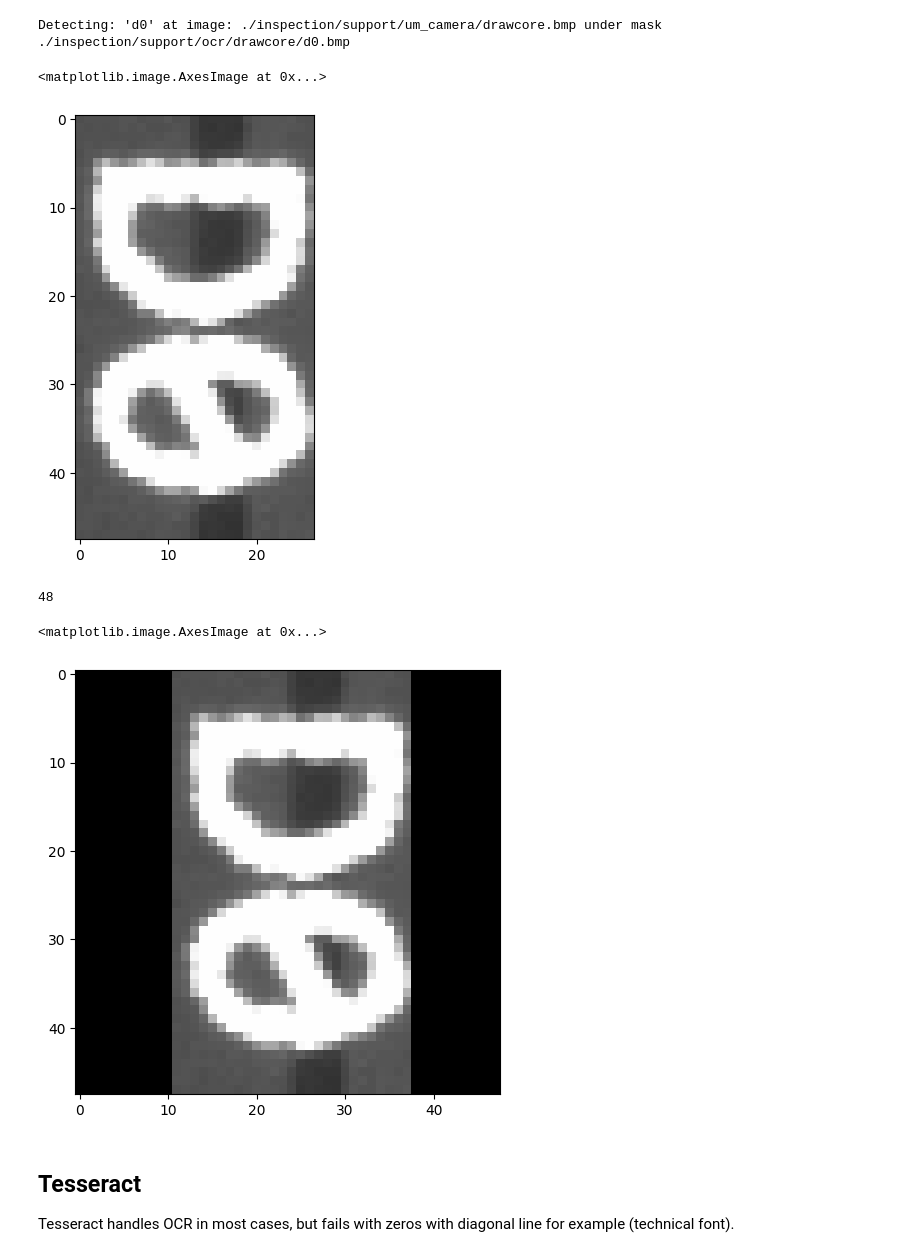
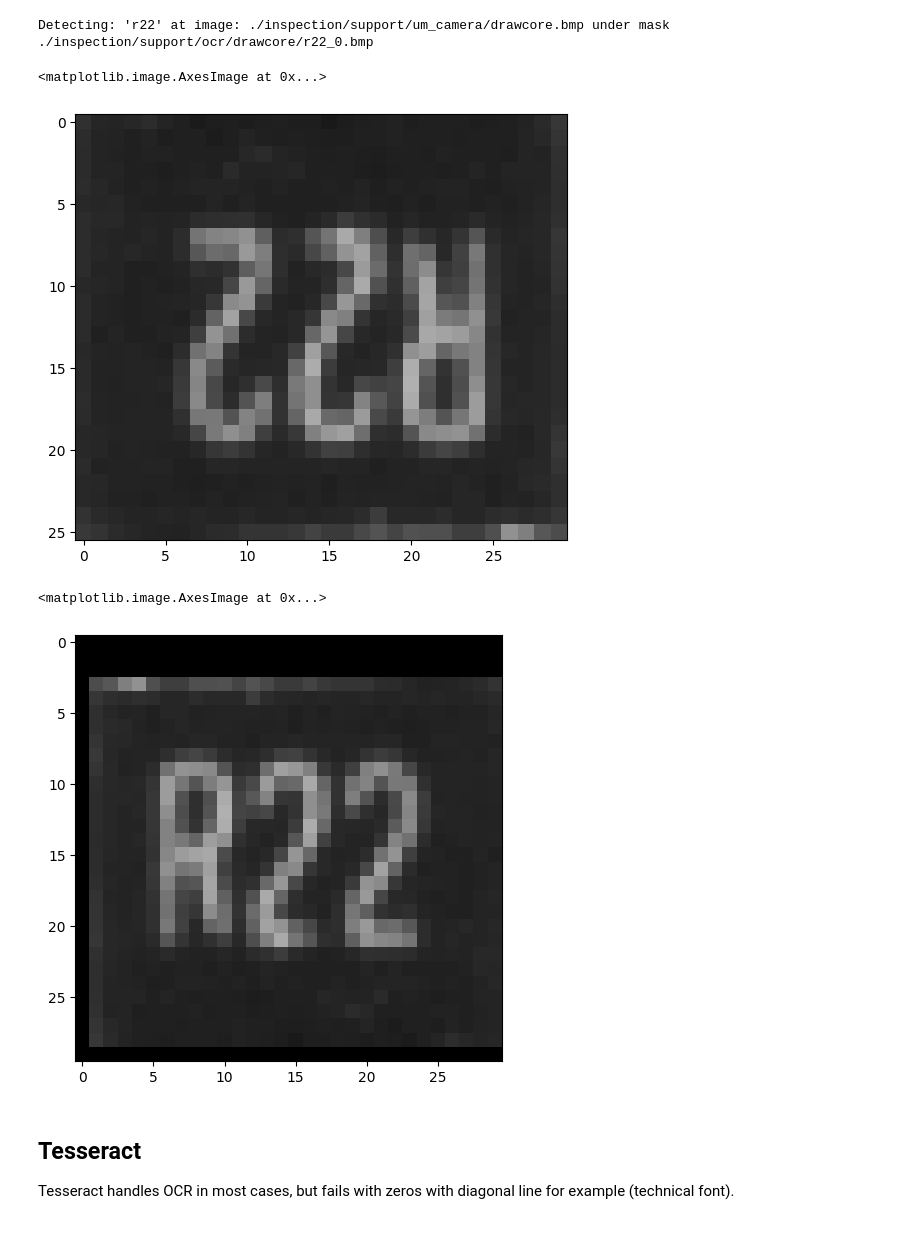
Before and after one commit to ChrnyaevEK/open-aoi, a Jupyter notebook: playground/inspection/optical_character_recognition.ipynb, the cells around one changed output. Drawn from its saved outputs; the diff is of its cells as text; code cells hidden in the pictures.

```diff
--- a/playground/inspection/optical_character_recognition.ipynb
+++ b/playground/inspection/optical_character_recognition.ipynb
@@ -10,14 +19,14 @@ import pytesseract
 # %%
 model = ocr_predictor(det_arch='linknet_resnet34', reco_arch='crnn_vgg16_bn', pretrained=True, preserve_aspect_ratio=True)
 # %%
-OCR_MASK_COLOR = np.array([0, 0, 255])
+OCR_MASK_COLOR = np.array([255, 0, 0])
 ORIGINAL = "./inspection/support/um_camera/drawcore.bmp"
-MASK = "./inspection/support/ocr/drawcore/d0.bmp"
+MASK = "./inspection/support/ocr/drawcore/r22_0.bmp"
 TEXT = ".".join(os.path.basename(MASK).split(".")[:-1]).split('_')[0]
 
 print(f"Detecting: '{TEXT}' at image: {ORIGINAL} under mask {MASK}")
 # %% [output]
-Detecting: 'd0' at image: ./inspection/support/um_camera/drawcore.bmp under mask ./inspection/support/ocr/drawcore/d0.bmp
+Detecting: 'r22' at image: ./inspection/support/um_camera/drawcore.bmp under mask ./inspection/support/ocr/drawcore/r22_0.bmp
 # %%
 original = cv.cvtColor(
     cv.imread(ORIGINAL),
@@ -31,28 +40,27 @@ chunks, values = extract(original, OCR_MASK_COLOR, mask)
 imshow(chunks[0])
 # %% [output]
 <matplotlib.image.AxesImage at 0x...>
-[figure, old version]
+[figure, new version]
 # %%
 # Make image squared to support rotation
 base = chunks[0]
 im = imutils.resize(base, height=50)
 
 s = max(base.shape)
-print(s)
 
 r = s
 c = s
 box = np.zeros((r, c))
 r = int(r / 2) - int(base.shape[0] / 2)
 c = int(c / 2) - int(base.shape[1] / 2)
 box[r : r + base.shape[0], c : c + base.shape[1]] = base
 base = box.astype(np.uint8)
+base = imutils.rotate(base, 180)
 
 imshow(base)
 # %% [output]
-48
+<matplotlib.image.AxesImage at 0x...>
-<matplotlib.image.AxesImage at 0x...>
-[figure, old version]
+[figure, new version]
 # %% [markdown]
 ## Tesseract
 Tesseract handles OCR in most cases, but fails with zeros with diagonal line for example (technical font).
```
Also changed, not shown: parts of 11 cells of this notebook, 31 other files.
